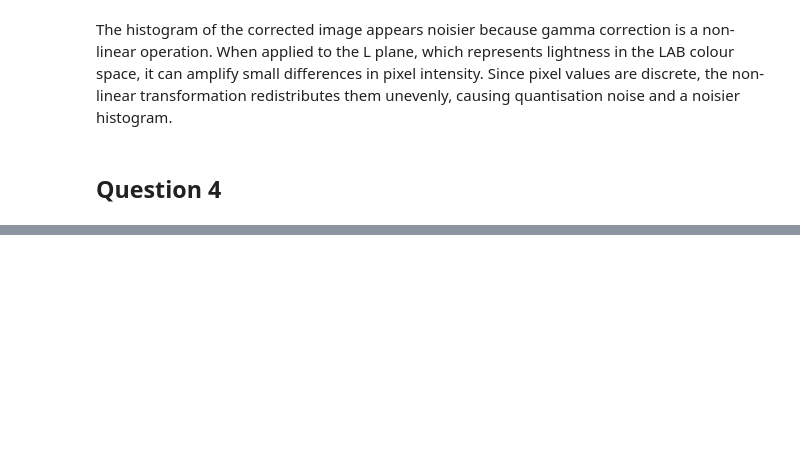
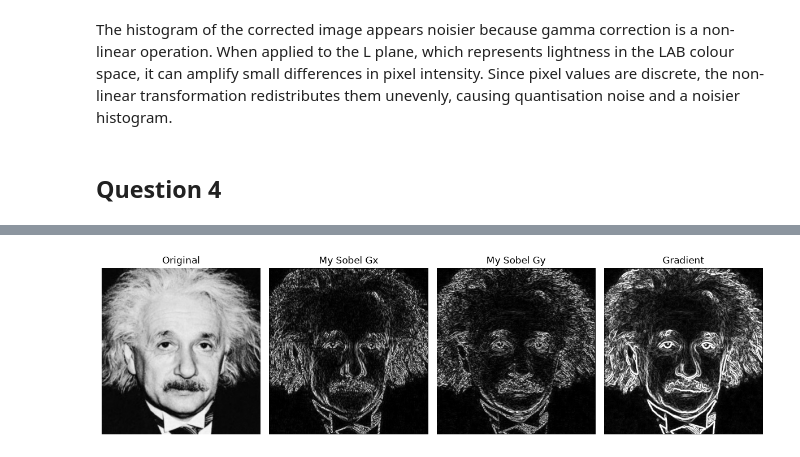
Before and after one commit to angstrom10/EN3160---Image-Processing-and-Machine-Vision, a Jupyter notebook: a-01/assignment.ipynb, the cells around one changed output, grey strips where cells are left out. Drawn from its saved outputs; the diff is of its cells as text; code cells hidden in the pictures; blank space fills up the shorter version.

```diff
--- a/a-01/assignment.ipynb
+++ b/a-01/assignment.ipynb
@@ -190,0 +330,43 @@ plt.show()
+# %%
+def my_filter(img, kernel):
+    h, w = img.shape
+    output = np.zeros((h, w), dtype=np.float64)
+    for i in range(1, h - 1):
+        for j in range(1, w - 1):
+            region = img[i-1:i+2, j-1:j+2]
+            output[i, j] = np.sum(region * kernel)
+    return output
+Gx = my_filter(f, Kx)
+Gy = my_filter(f, Ky)
+G = np.sqrt(Gx**2 + Gy**2)
+Gx_display = np.uint8(np.abs(Gx))
+Gy_display = np.uint8(np.abs(Gy))
+G_display = np.uint8(np.clip(G, 0, 255))
+# %%
+
+plt.figure(figsize=(12, 4))
+
+plt.subplot(1, 4, 1)
+plt.imshow(f, cmap='gray')
+plt.title('Original')
+plt.axis('off')
+
+plt.subplot(1, 4, 2)
+plt.imshow(Gx_display, cmap='gray')
+plt.title('My Sobel Gx')
+plt.axis('off')
+
+plt.subplot(1, 4, 3)
+plt.imshow(Gy_display, cmap='gray')
+plt.title('My Sobel Gy')
+plt.axis('off')
+
+plt.subplot(1, 4, 4)
+plt.imshow(G_display, cmap='gray')
+plt.title('Gradient')
+plt.axis('off')
+
+plt.tight_layout()
+plt.show()
+# %% [output]
+[figure, added]
```
Also changed, not shown: parts of 29 cells of this notebook, 5 other files.
